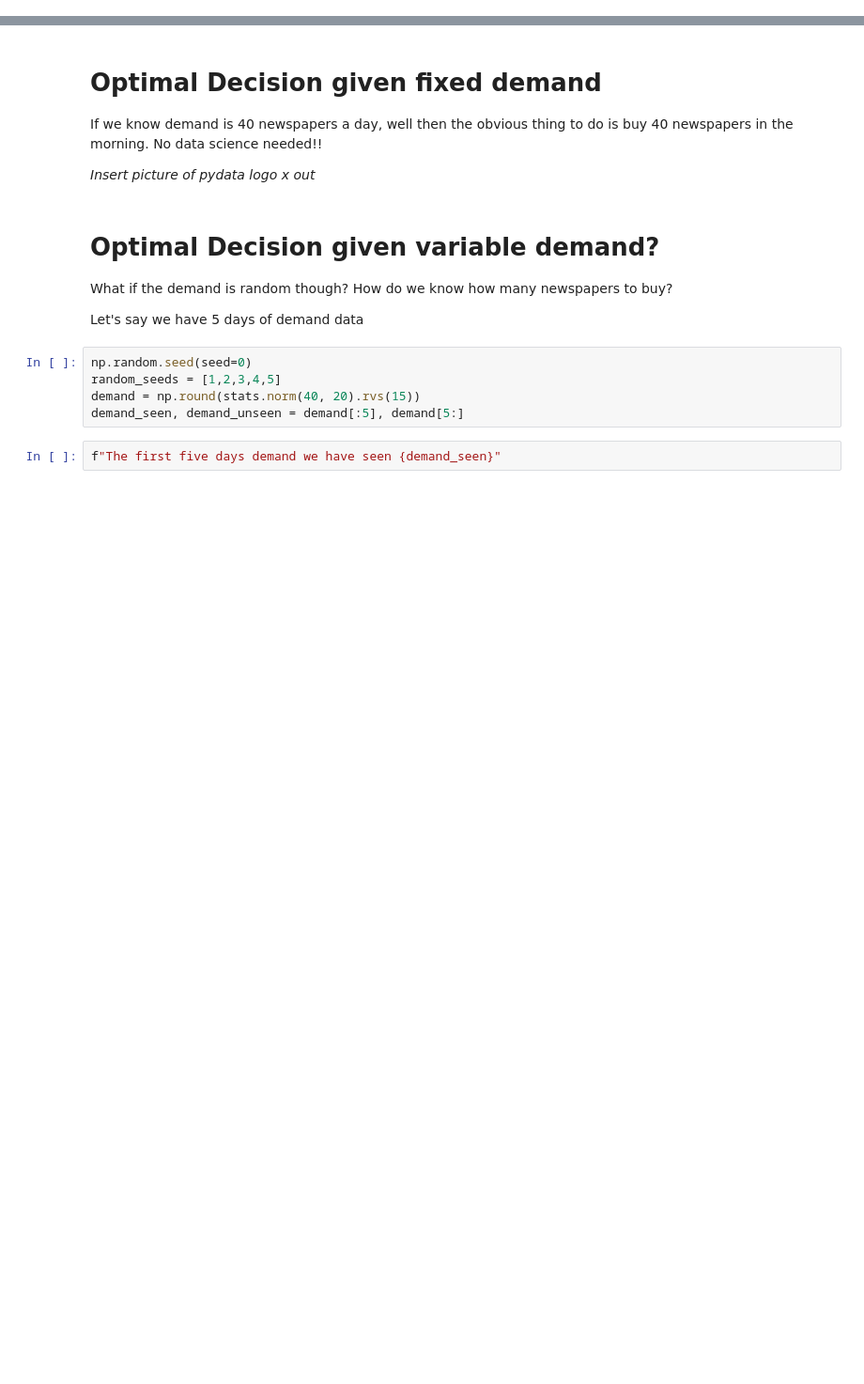
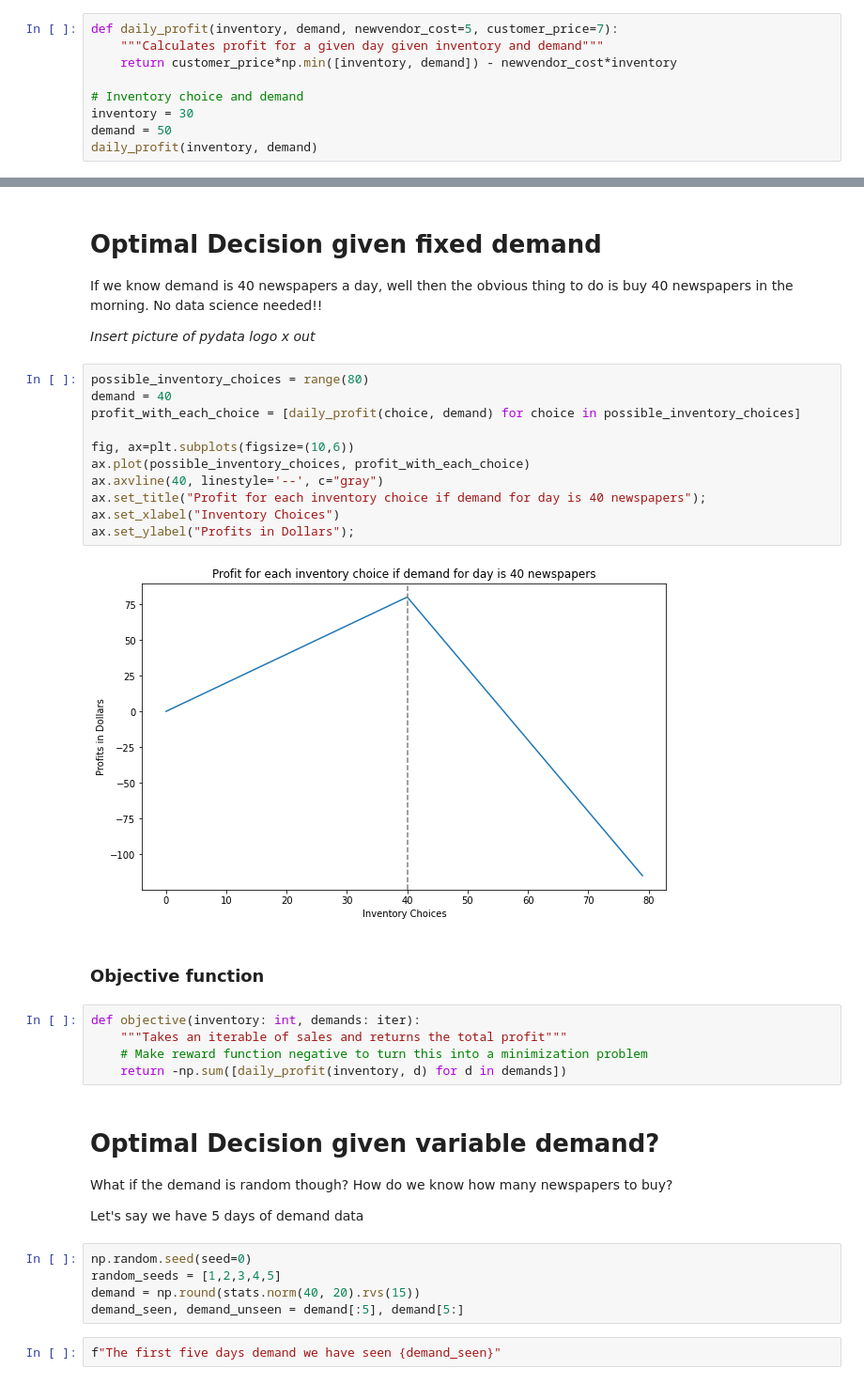
Before and after one commit to canyon289/PyDataGlobal_2020, a Jupyter notebook: PyDataGlobal_Ravin.ipynb, the cells around one changed output, grey strips where cells are left out. Shown: that part at 94% size. Cells and saved outputs as stored; diff of their text form; blank space fills up the shorter version.

```diff
--- a/PyDataGlobal_Ravin.ipynb
+++ b/PyDataGlobal_Ravin.ipynb
@@ -214,0 +212,9 @@ ax.set_ylabel("Profits in Dollars");
+# %%
+def daily_profit(inventory, demand, newvendor_cost=5, customer_price=7):
+    """Calculates profit for a given day given inventory and demand"""
+    return customer_price*np.min([inventory, demand]) - newvendor_cost*inventory
+
+# Inventory choice and demand
+inventory = 30
+demand = 50
+daily_profit(inventory, demand)
@@ -217,6 +225,25 @@ ax.set_ylabel("Profits in Dollars");
 If we know demand is 40 newspapers a day, well then the obvious thing to do is buy 40 newspapers in the morning. No data science needed!!
 
 *Insert picture of pydata logo x out*
+# %%
+possible_inventory_choices = range(80)
+demand = 40
+profit_with_each_choice = [daily_profit(choice, demand) for choice in possible_inventory_choices]
+
+fig, ax=plt.subplots(figsize=(10,6))
+ax.plot(possible_inventory_choices, profit_with_each_choice)
+ax.axvline(40, linestyle='--', c="gray")
+ax.set_title("Profit for each inventory choice if demand for day is 40 newspapers"); ax.set_xlabel("Inventory Choices")
+ax.set_ylabel("Profits in Dollars");
+# %% [output]
+[figure, added]
+# %% [markdown]
+### Objective function
+# %%
+def objective(inventory: int, demands: iter):
+    """Takes an iterable of sales and returns the total profit"""
+    # Make reward function negative to turn this into a minimization problem
+    return -np.sum([daily_profit(inventory, d) for d in demands])
 # %% [markdown]
 # Optimal Decision given variable demand?
 
```
Also changed, not shown: parts of 61 cells of this notebook, 2 other files.
